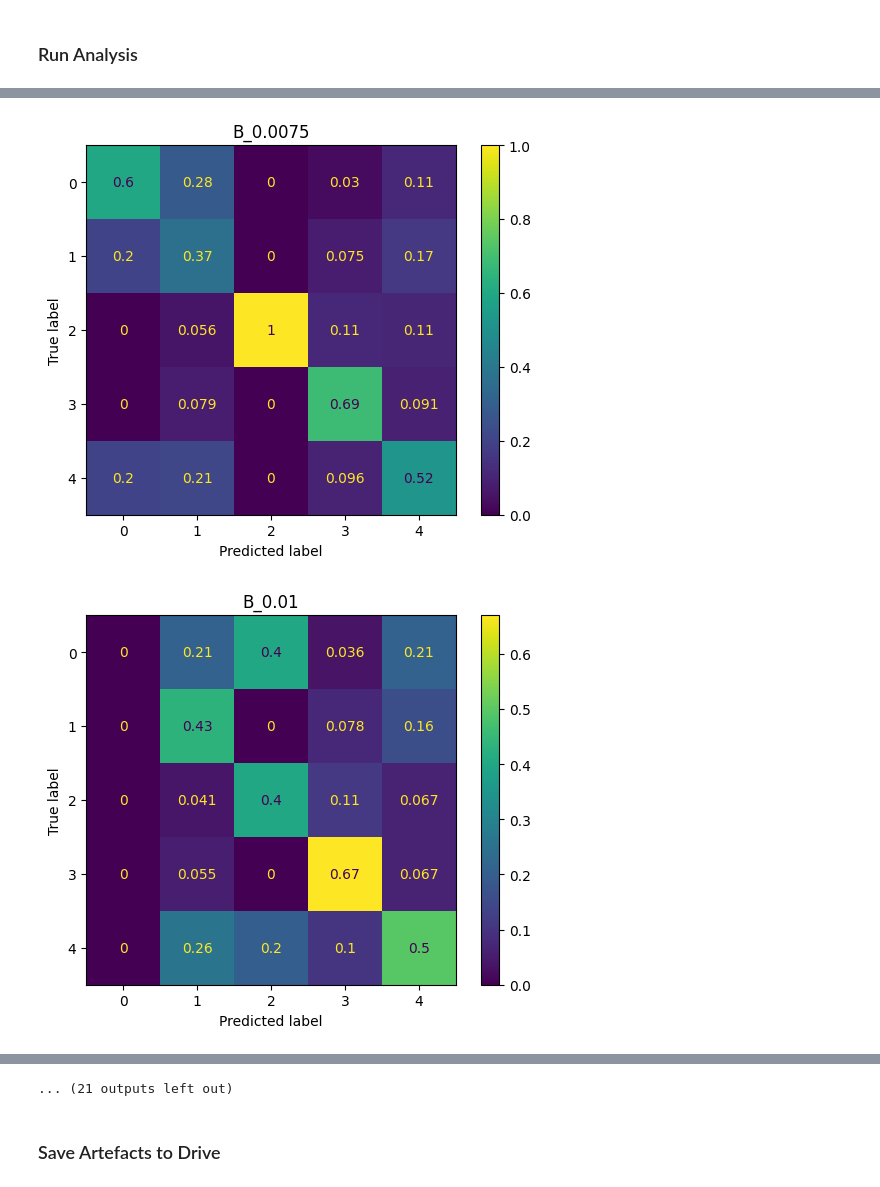
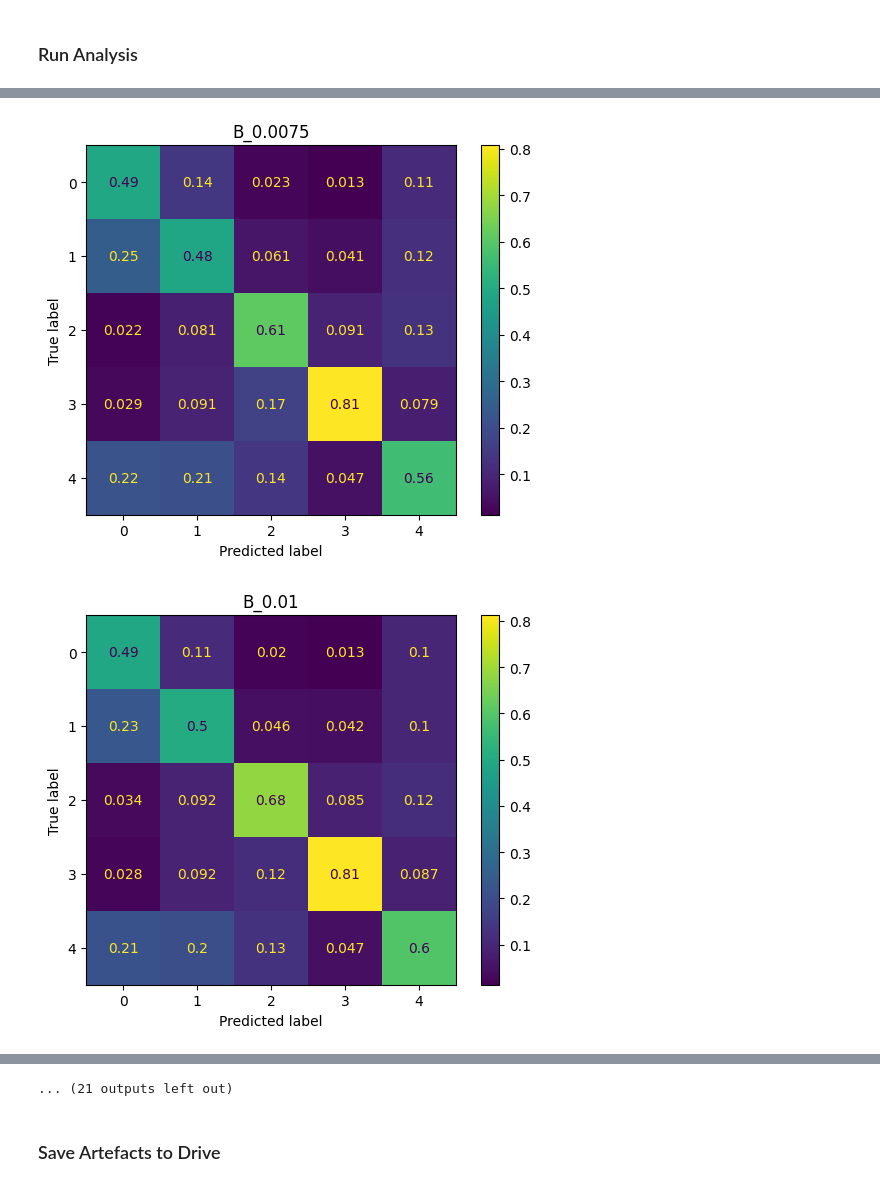
Before and after one commit to btsmith29/AMLS_II_assignment23_24, a Jupyter notebook: interactive_runner.ipynb, the cells around one changed output, grey strips where cells are left out. Saved outputs shown, nothing was run; the diff lists cells and outputs as text; code cells hidden in the pictures.

Commit message:
Evidence that all tasks can run end-to-end (4 epochs).

```diff
--- a/interactive_runner.ipynb
+++ b/interactive_runner.ipynb
@@ -77,7 +77,7 @@ Resolving deltas: 100% (419/419), done.
 # %%
 from AMLS_II_assignment23_24 import main as assignment_main
 # %%
-assignment_main.main(tasks="all", image_size=150, epochs=1)
+assignment_main.main(tasks="all", image_size=200, epochs=4)
 # %% [output]
 Tasks: all
 ================
@@ -123,2 +123,2 @@ Saving confusion matrix to artefacts
-[figure, old version]
+[figure, new version]
-[figure, old version]
+[figure, new version]
```
Also changed, not shown: parts of 2 cells of this notebook.
